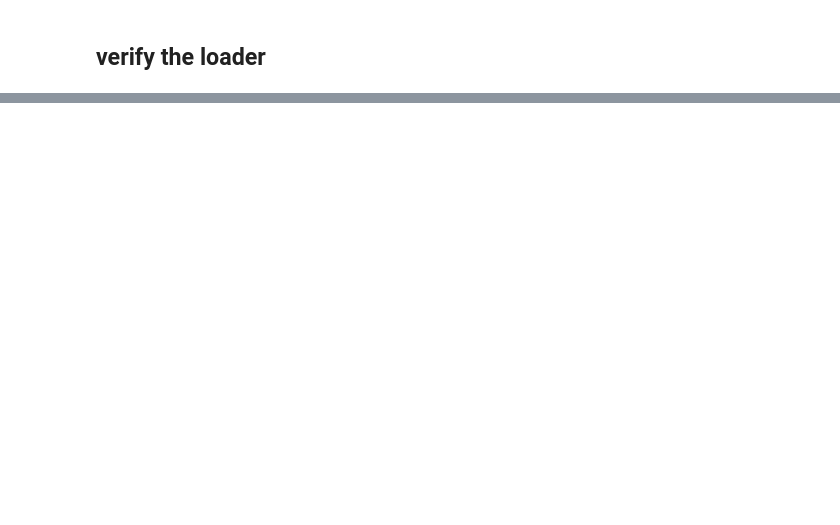
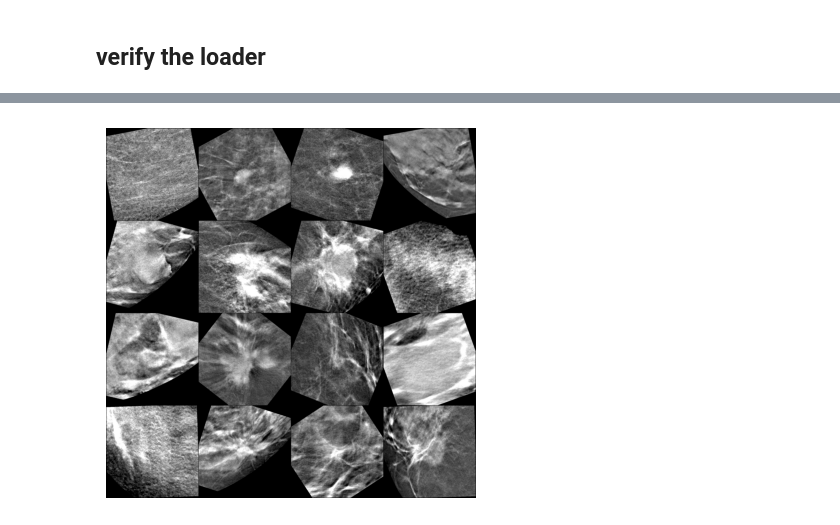
Before and after one commit to MedPhysLab/deep_learning_classifier, a Jupyter notebook: create_dataset.ipynb, the cells around one changed output, grey strips where cells are left out. Drawn from its saved outputs; the diff is of its cells as text; code cells hidden in the pictures; blank space fills up the shorter version.

```diff
--- a/create_dataset.ipynb
+++ b/create_dataset.ipynb
@@ -269,0 +299,22 @@ plt.show()
+# %%
+import matplotlib.pyplot as plt
+from torchvision.utils import make_grid
+
+
+
+# Get a batch of images from DataLoader
+images, labels,img_name, centroid_x, centroid_y  = next(iter(dataloader))
+# Create a grid of images
+grid = make_grid(images, nrow=4, padding=2)
+
+
+
+# Convert the grid to a NumPy array
+grid_np = grid.numpy().transpose((1, 2, 0))
+
+# Display the grid
+plt.imshow(grid_np)
+plt.axis('off')
+plt.show()
+# %% [output]
+[figure, added]
```
Also changed, not shown: parts of 17 cells of this notebook.
